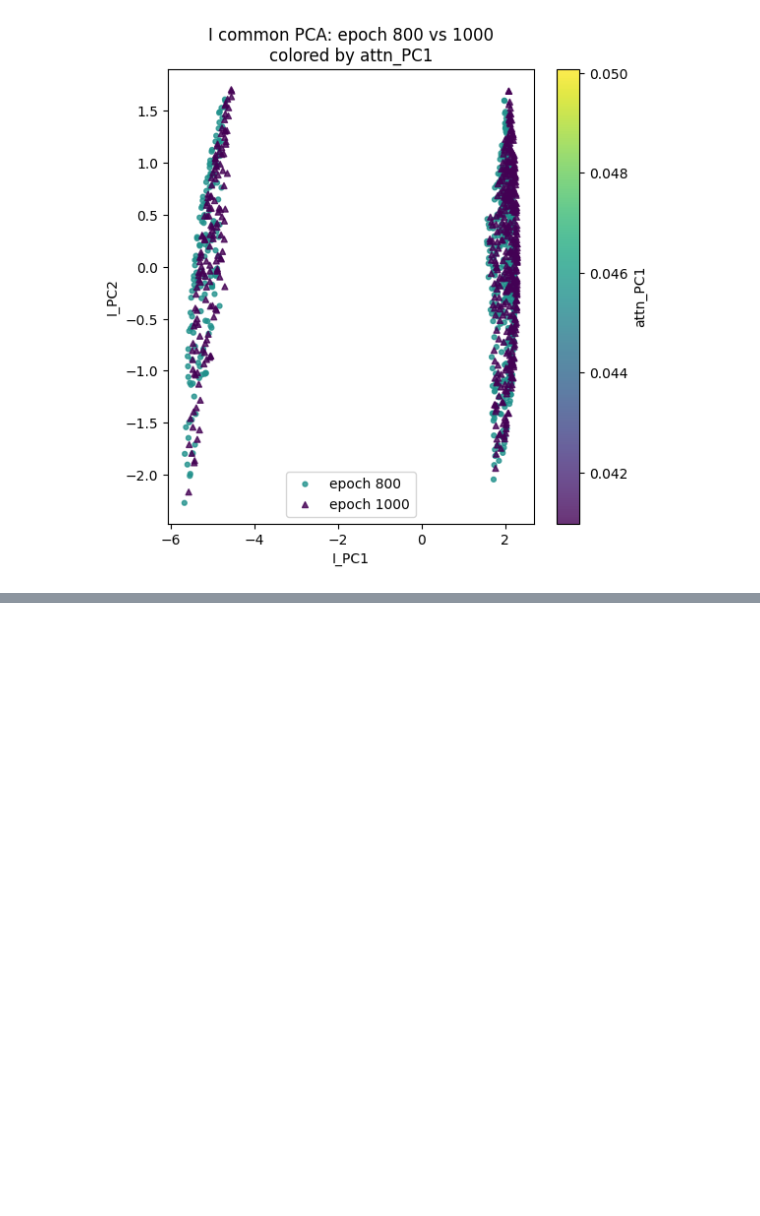
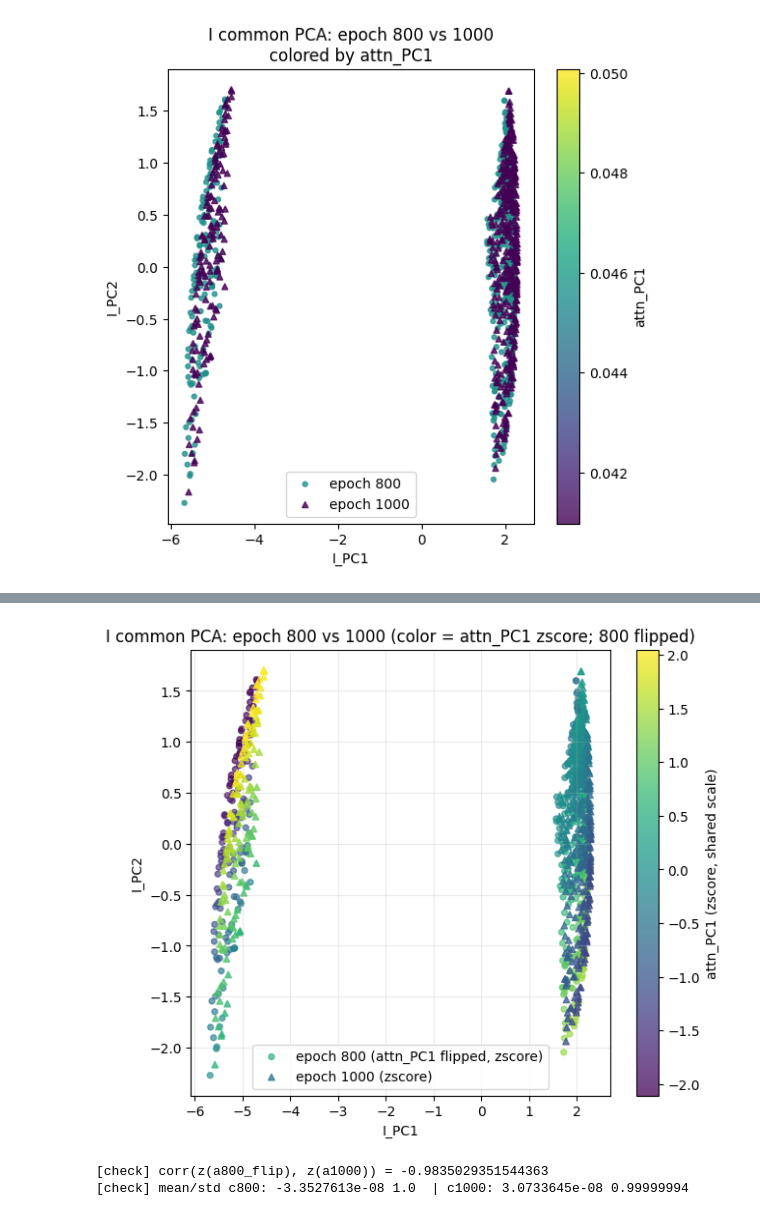
Before and after one commit to kosukeya/e-functor, a Jupyter notebook: src/e_functor.ipynb, the cells around one changed output, grey strips where cells are left out. Cells and saved outputs as stored; diff of their text form; code cells hidden in the pictures; blank space fills up the shorter version.

```diff
--- a/src/e_functor.ipynb
+++ b/src/e_functor.ipynb
@@ -4712,0 +4772,53 @@ plt.show()
+# %%
+import numpy as np
+import matplotlib.pyplot as plt
+
+# 前提：すでに下が揃っている想定
+# ZI_by_ep[800]  -> shape (N,2)  Iの共通PCA座標 (I_PC1,I_PC2)
+# ZI_by_ep[1000] -> shape (N,2)
+# attnPC1_by_ep[800]  -> shape (N,)  attn_PC1（アンカー済みのPC1）
+# attnPC1_by_ep[1000] -> shape (N,)
+
+ep_a, ep_b = 800, 1000
+
+Za = ZI_by_ep[ep_a]
+Zb = ZI_by_ep[ep_b]
+
+a800 = attnPC1_by_ep[ep_a].reshape(-1)
+a1000 = attnPC1_by_ep[ep_b].reshape(-1)
+
+# 1) 800だけ符号反転（今回の前提）
+a800f = -a800
+
+# 2) z-score 正規化（各epoch内で平均0・分散1）
+def zscore(x):
+    x = np.asarray(x)
+    return (x - x.mean()) / (x.std() + 1e-12)
+
+c800 = zscore(a800f)
+c1000 = zscore(a1000)
+
+# 3) 共通カラースケール（結合して分位で切るのがおすすめ）
+c_all = np.concatenate([c800, c1000])
+vmin, vmax = np.quantile(c_all, [0.01, 0.99])  # 外れ値で潰れないように
+
+plt.figure(figsize=(7,6))
+sc1 = plt.scatter(Za[:,0], Za[:,1], c=c800, s=18, marker='o', alpha=0.65,
+                  vmin=vmin, vmax=vmax, label="epoch 800 (attn_PC1 flipped, zscore)")
+sc2 = plt.scatter(Zb[:,0], Zb[:,1], c=c1000, s=22, marker='^', alpha=0.75,
+                  vmin=vmin, vmax=vmax, label="epoch 1000 (zscore)")
+
+plt.title("I common PCA: epoch 800 vs 1000 (color = attn_PC1 zscore; 800 flipped)")
+plt.xlabel("I_PC1"); plt.ylabel("I_PC2")
+plt.legend(loc="best")
+plt.colorbar(sc2, label="attn_PC1 (zscore, shared scale)")
+plt.grid(True, alpha=0.25)
+plt.show()
+
+# 4) ついでに「同一性」を数値でも確認（zscore同士）
+print("[check] corr(z(a800_flip), z(a1000)) =", np.corrcoef(c800, c1000)[0,1])
+print("[check] mean/std c800:", c800.mean(), c800.std(), " | c1000:", c1000.mean(), c1000.std())
+# %% [output]
+[figure, added]
+[check] corr(z(a800_flip), z(a1000)) = -0.9835029351544363
+[check] mean/std c800: -3.3527613e-08 1.0  | c1000: 3.0733645e-08 0.99999994
```
Also changed, not shown: parts of 6 cells of this notebook.
